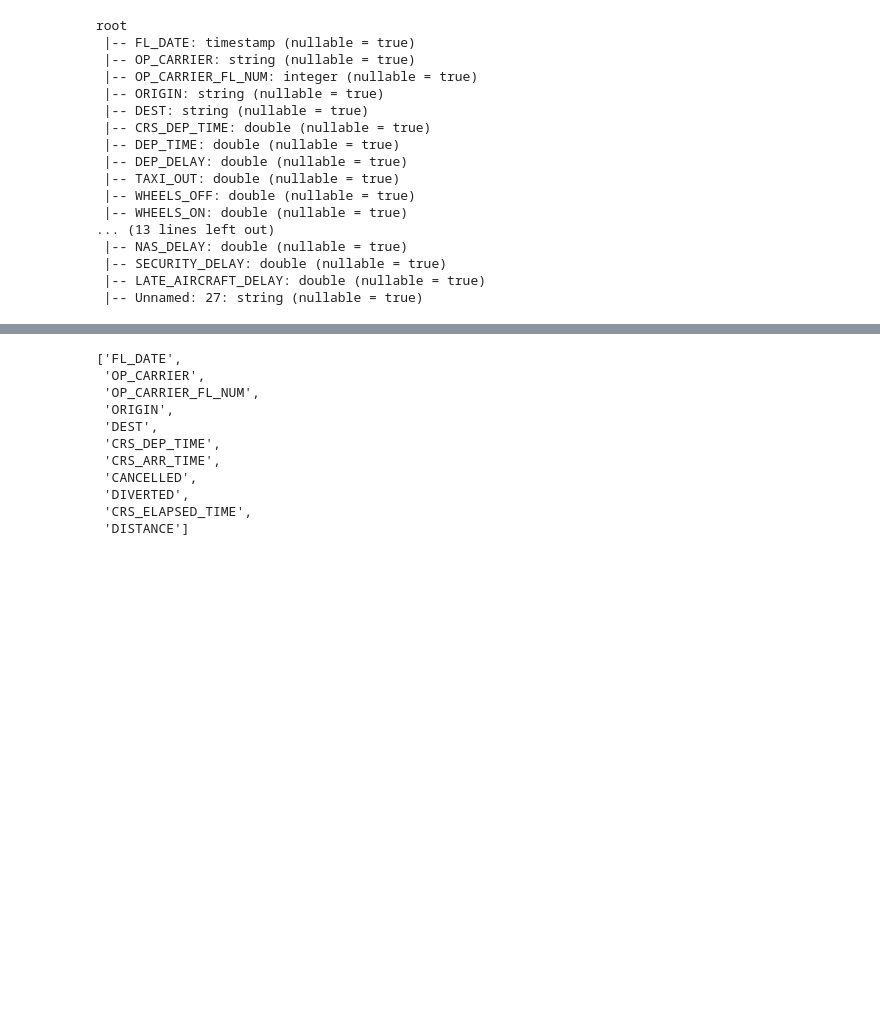
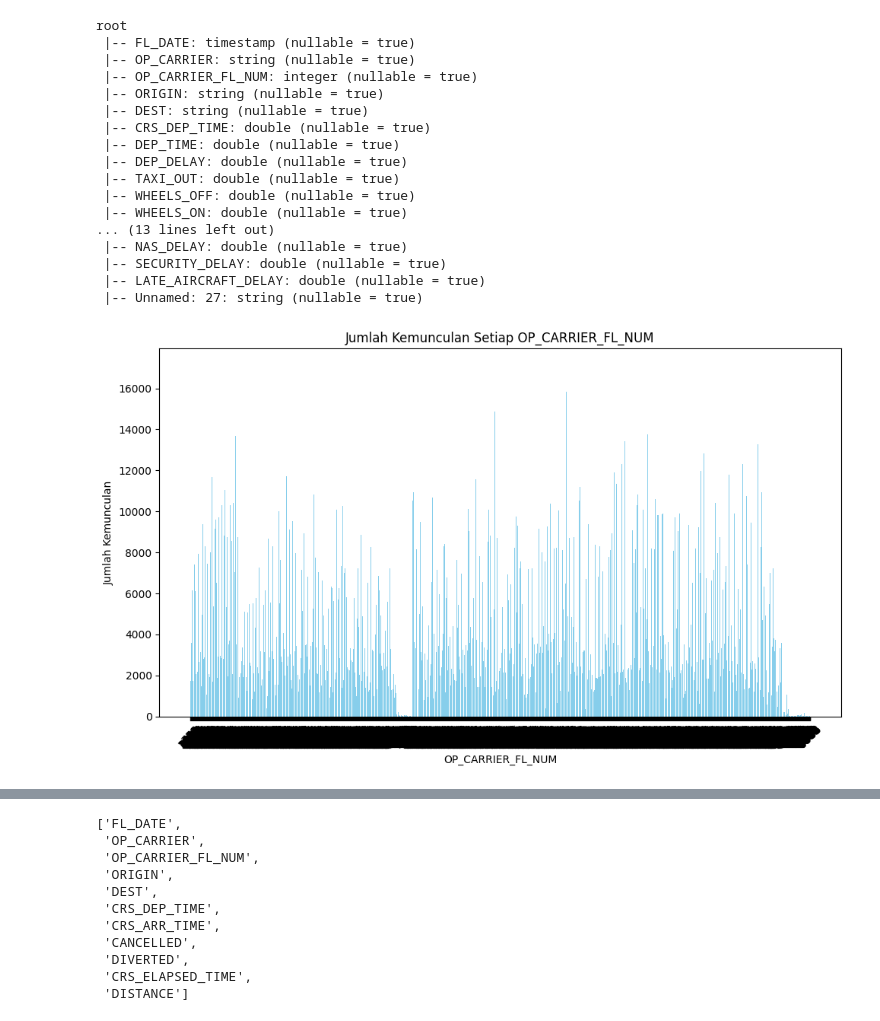
Before and after one commit to gitHan25/BigData, a Jupyter notebook: tes.ipynb, the cells around one changed output, grey strips where cells are left out. Cells and saved outputs as stored; diff of their text form; code cells hidden in the pictures; blank space fills up the shorter version.

```diff
--- a/tes.ipynb
+++ b/tes.ipynb
@@ -95,6 +93,27 @@ root
  |-- SECURITY_DELAY: double (nullable = true)
  |-- LATE_AIRCRAFT_DELAY: double (nullable = true)
  |-- Unnamed: 27: string (nullable = true)
+# %%
+import matplotlib.pyplot as plt
+
+
+# Menghitung jumlah kemunculan nilai dalam kolom 'OP_CARRIER_FL_NUM'
+df_count = df.groupBy("OP_CARRIER_FL_NUM").agg(F.count("OP_CARRIER_FL_NUM").alias("count"))
+
+# Mengubah hasil menjadi Pandas DataFrame untuk plot
+df_count_pd = df_count.toPandas()
+
+# Membuat bar plot
+plt.figure(figsize=(10, 6))
+plt.bar(df_count_pd['OP_CARRIER_FL_NUM'].astype(str), df_count_pd['count'], color='skyblue')
+plt.xlabel('OP_CARRIER_FL_NUM')
+plt.ylabel('Jumlah Kemunculan')
+plt.title('Jumlah Kemunculan Setiap OP_CARRIER_FL_NUM')
+plt.xticks(rotation=45)
+plt.tight_layout()
+plt.show()
+# %% [output]
+[figure, added]
 # %%
 # Hitung jumlah null values di setiap kolom
 null_counts = df.select([F.count(F.when(F.col(c).isNull(), 1)).alias(c) for c in df.columns])
```
Also changed, not shown: parts of 48 cells of this notebook.
